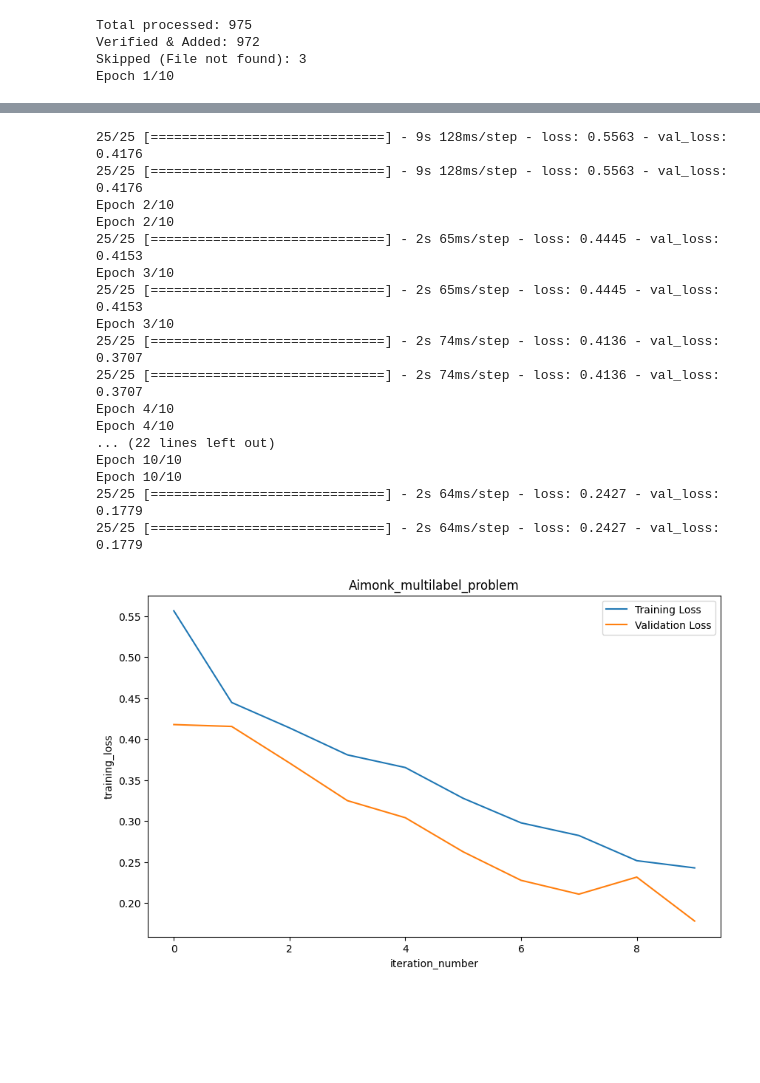
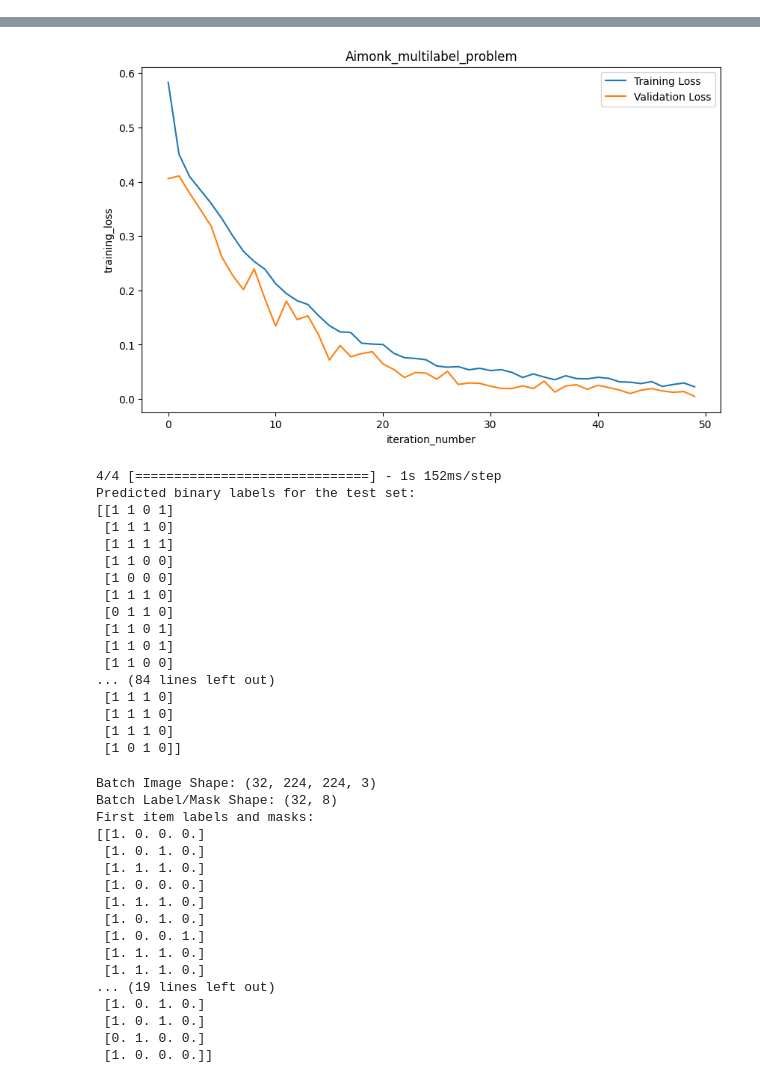
Before and after one commit to yashkarambe/Aimonk_multilabel_problem, a Jupyter notebook: Multilable_classification.ipynb, the cells around one changed output, grey strips where cells are left out. Cells and saved outputs as stored; diff of their text form; code cells hidden in the pictures; blank space fills up the shorter version.

```diff
--- a/Multilable_classification.ipynb
+++ b/Multilable_classification.ipynb
@@ -124,7 +128,7 @@ train_dataset, validation_dataset, test_dataset  = get_dataset("Data/labels.txt"
 history = model.fit(
     train_dataset,
     validation_data=validation_dataset,
-    epochs=10
+    epochs=50
 )
 
 # Deliverable 2: Loss Curve Plot
@@ -159,4 +154,0 @@ Your kernel may have been built without NUMA support.
-Total processed: 975
-Verified & Added: 972
-Skipped (File not found): 3
-Epoch 1/10
@@ -183,20 +155,54 @@ This message will be only logged once.
-25/25 [==============================] - 9s 128ms/step - loss: 0.5563 - val_loss: 0.4176
-25/25 [==============================] - 9s 128ms/step - loss: 0.5563 - val_loss: 0.4176
-Epoch 2/10
-Epoch 2/10
-25/25 [==============================] - 2s 65ms/step - loss: 0.4445 - val_loss: 0.4153
-Epoch 3/10
-25/25 [==============================] - 2s 65ms/step - loss: 0.4445 - val_loss: 0.4153
-Epoch 3/10
-25/25 [==============================] - 2s 74ms/step - loss: 0.4136 - val_loss: 0.3707
-25/25 [==============================] - 2s 74ms/step - loss: 0.4136 - val_loss: 0.3707
-Epoch 4/10
-Epoch 4/10
-... (22 lines left out)
-Epoch 10/10
-Epoch 10/10
-25/25 [==============================] - 2s 64ms/step - loss: 0.2427 - val_loss: 0.1779
-25/25 [==============================] - 2s 64ms/step - loss: 0.2427 - val_loss: 0.1779
-[figure, old version]
+[figure, new version]
 # %%
 model.save("aimonk_model.h5")
+# %%
+y_pred = model.predict(test_dataset)
+y_pred_binary = (y_pred > 0.5).astype(int)
+print("Predicted binary labels for the test set:")
+print(y_pred_binary)
+# %% [output]
+4/4 [==============================] - 1s 152ms/step
+Predicted binary labels for the test set:
+[[1 1 0 1]
+ [1 1 1 0]
+ [1 1 1 1]
+ [1 1 0 0]
+ [1 0 0 0]
+ [1 1 1 0]
+ [0 1 1 0]
+ [1 1 0 1]
+ [1 1 0 1]
+ [1 1 0 0]
+... (84 lines left out)
+ [1 1 1 0]
+ [1 1 1 0]
+ [1 1 1 0]
+ [1 0 1 0]]
+# %%
+test_dataset
+# This takes the first 1 batch from your dataset
+for images, labels_and_masks in test_dataset.take(1):
+    print("Batch Image Shape:", images.shape)
+    print("Batch Label/Mask Shape:", labels_and_masks.shape)
+
+    # To see the actual numbers for the first image in the batch
+    print("First item labels and masks:")
+    print(labels_and_masks.numpy()[:, :4])
+# %% [output]
+Batch Image Shape: (32, 224, 224, 3)
+Batch Label/Mask Shape: (32, 8)
+First item labels and masks:
+[[1. 0. 0. 0.]
+ [1. 0. 1. 0.]
+ [1. 1. 1. 0.]
+ [1. 0. 0. 0.]
+ [1. 1. 1. 0.]
+ [1. 0. 1. 0.]
+ [1. 0. 0. 1.]
+ [1. 1. 1. 0.]
+ [1. 1. 1. 0.]
+... (19 lines left out)
+ [1. 0. 1. 0.]
+ [1. 0. 1. 0.]
+ [0. 1. 0. 0.]
+ [1. 0. 0. 0.]]
```
Also changed, not shown: parts of 5 cells of this notebook, 11 other files.
